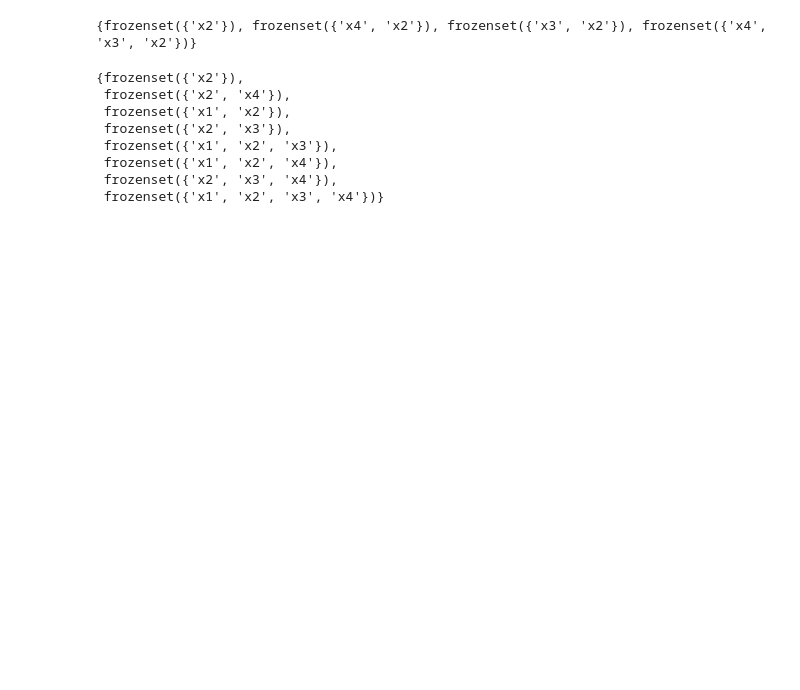
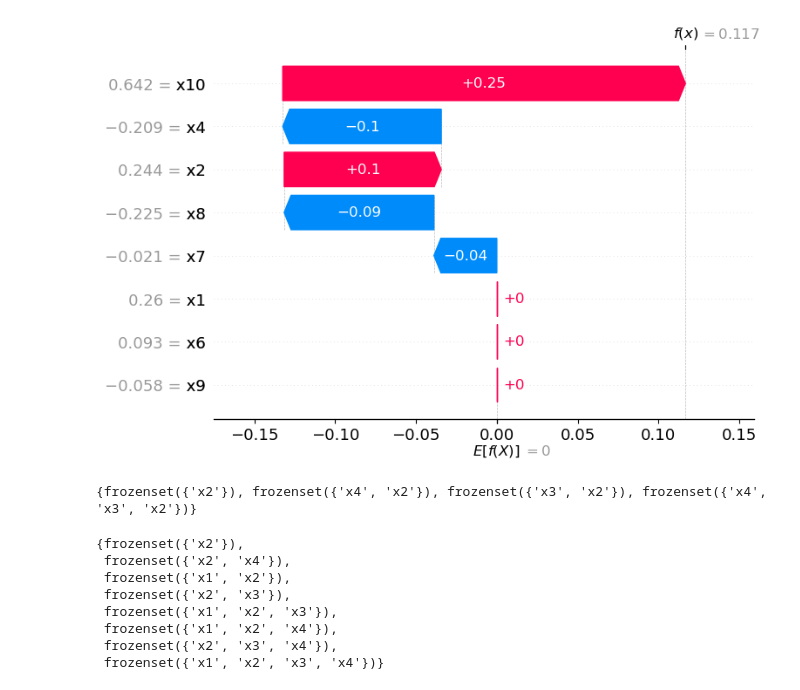
Before and after one commit to daryabiparva9/weighted_shapley, a Jupyter notebook: src/extended_example.ipynb, the cells around one changed output. Saved outputs shown, nothing was run; the diff lists cells and outputs as text; code cells hidden in the pictures; blank space fills up the shorter version.

```diff
--- a/src/extended_example.ipynb
+++ b/src/extended_example.ipynb
@@ -112,3 +114,7 @@ oracle
+# %%
+shap.waterfall_plot(b)
+# %% [output]
+[figure, added]
 # %%
 s = [ 'x3', 'x4']
 all_subsets = [subset for i in range(len(s)+1) for subset in itertools.combinations(s, i)]
```
Also changed, not shown: parts of 5 cells of this notebook, 1 other file.
